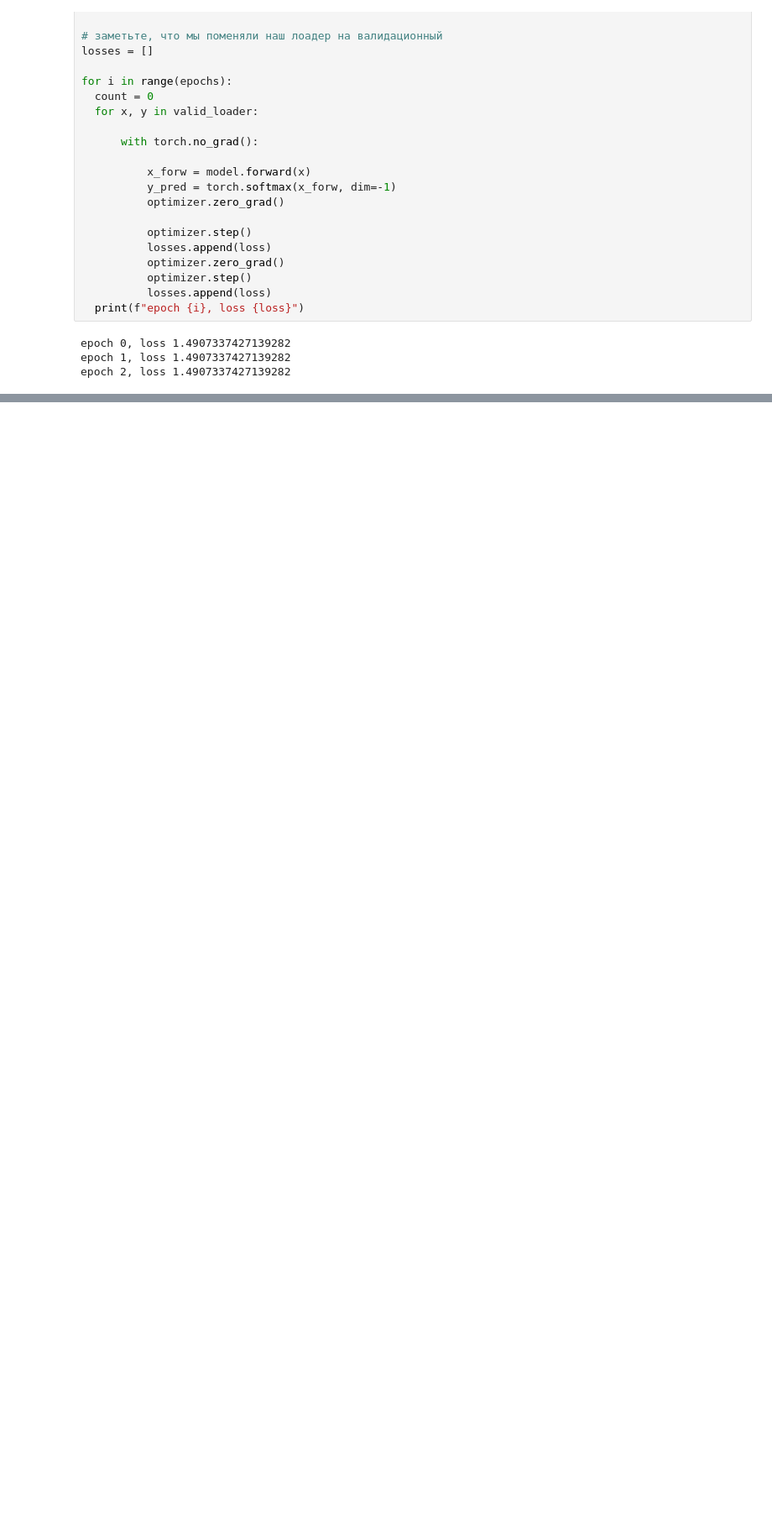
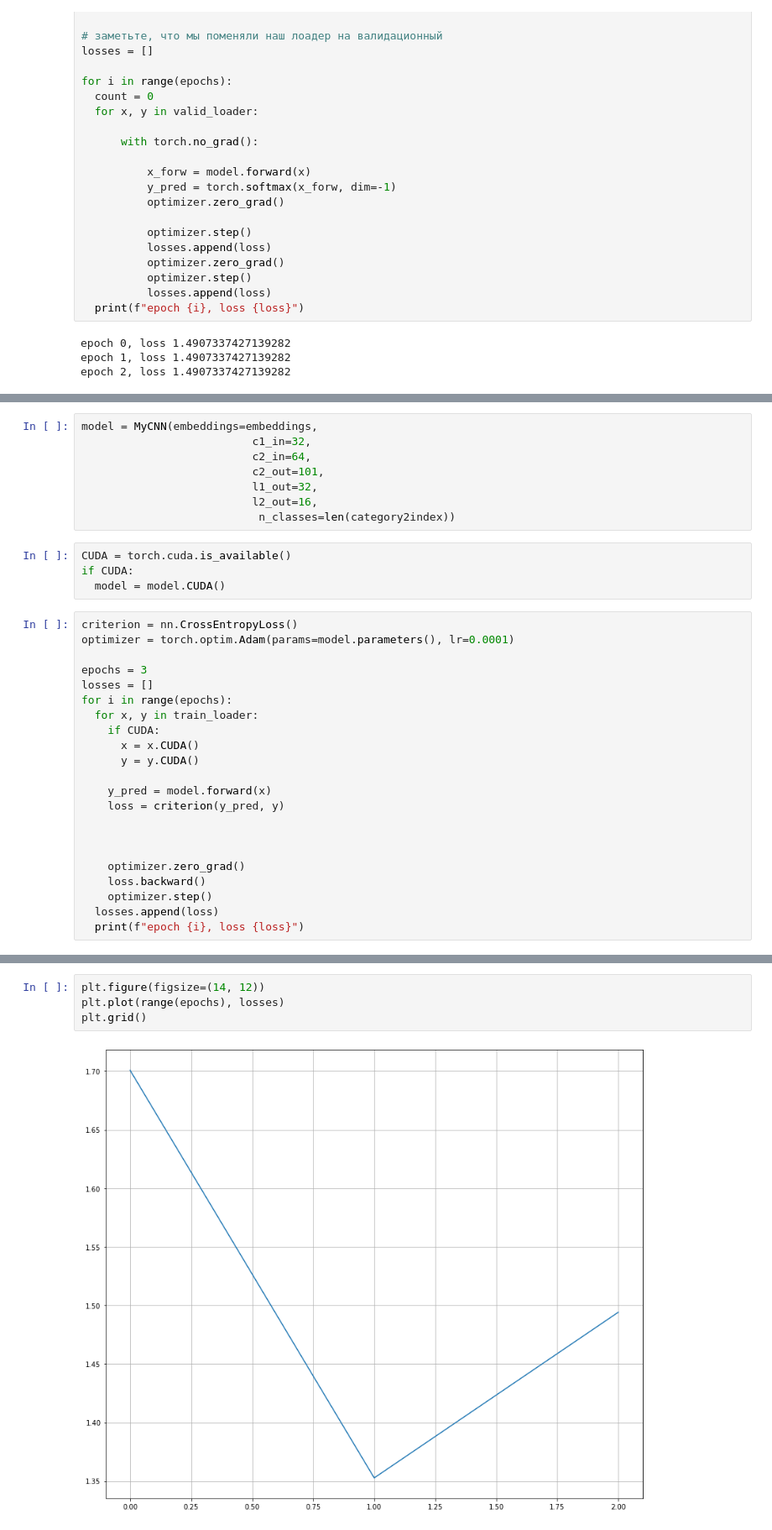
Before and after one commit to DmitryKutsev/DeepHW, a Jupyter notebook: my_hw2.ipynb, the cells around one changed output, grey strips where cells are left out. Shown at 84% size. Cells and saved outputs as stored; diff of their text form; blank space fills up the shorter version.

```diff
--- a/my_hw2.ipynb
+++ b/my_hw2.ipynb
@@ -502,0 +563,34 @@ epoch 2, loss 1.4907337427139282
+# %%
+model = MyCNN(embeddings=embeddings,
+                          c1_in=32,
+                          c2_in=64,
+                          c2_out=101,
+                          l1_out=32,
+                          l2_out=16,
+                           n_classes=len(category2index))
+# %%
+CUDA = torch.cuda.is_available()
+if CUDA:
+  model = model.CUDA()
+# %%
+criterion = nn.CrossEntropyLoss()
+optimizer = torch.optim.Adam(params=model.parameters(), lr=0.0001)
+
+epochs = 3
+losses = []
+for i in range(epochs):
+  for x, y in train_loader:
+    if CUDA:
+      x = x.CUDA()
+      y = y.CUDA()
+
+    y_pred = model.forward(x)
+    loss = criterion(y_pred, y)
+
+
+
+    optimizer.zero_grad()
+    loss.backward()
+    optimizer.step()
+  losses.append(loss)
+  print(f"epoch {i}, loss {loss}")
@@ -502,0 +601,6 @@ epoch 2, loss 1.4907337427139282
+# %%
+plt.figure(figsize=(14, 12))
+plt.plot(range(epochs), losses)
+plt.grid()
+# %% [output]
+[figure, added]
```
Also changed, not shown: parts of 6 cells of this notebook.
